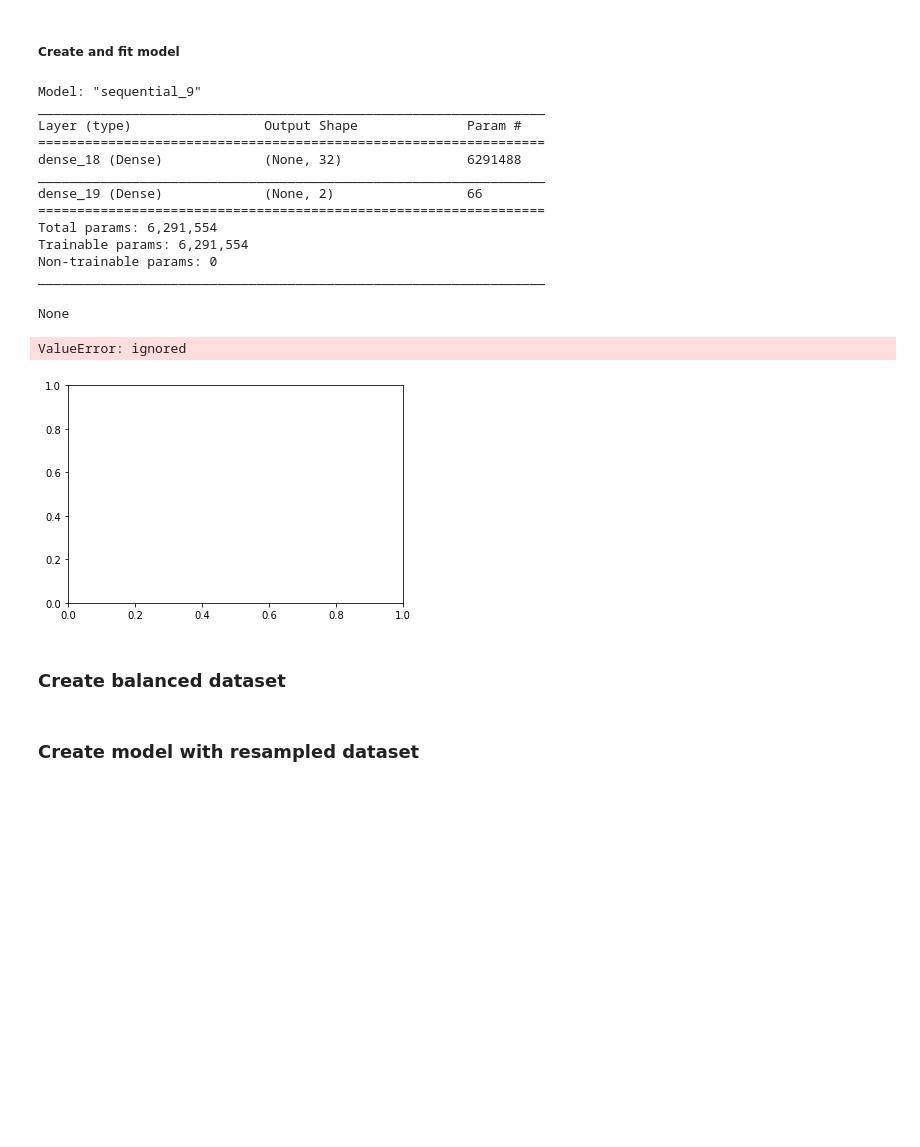
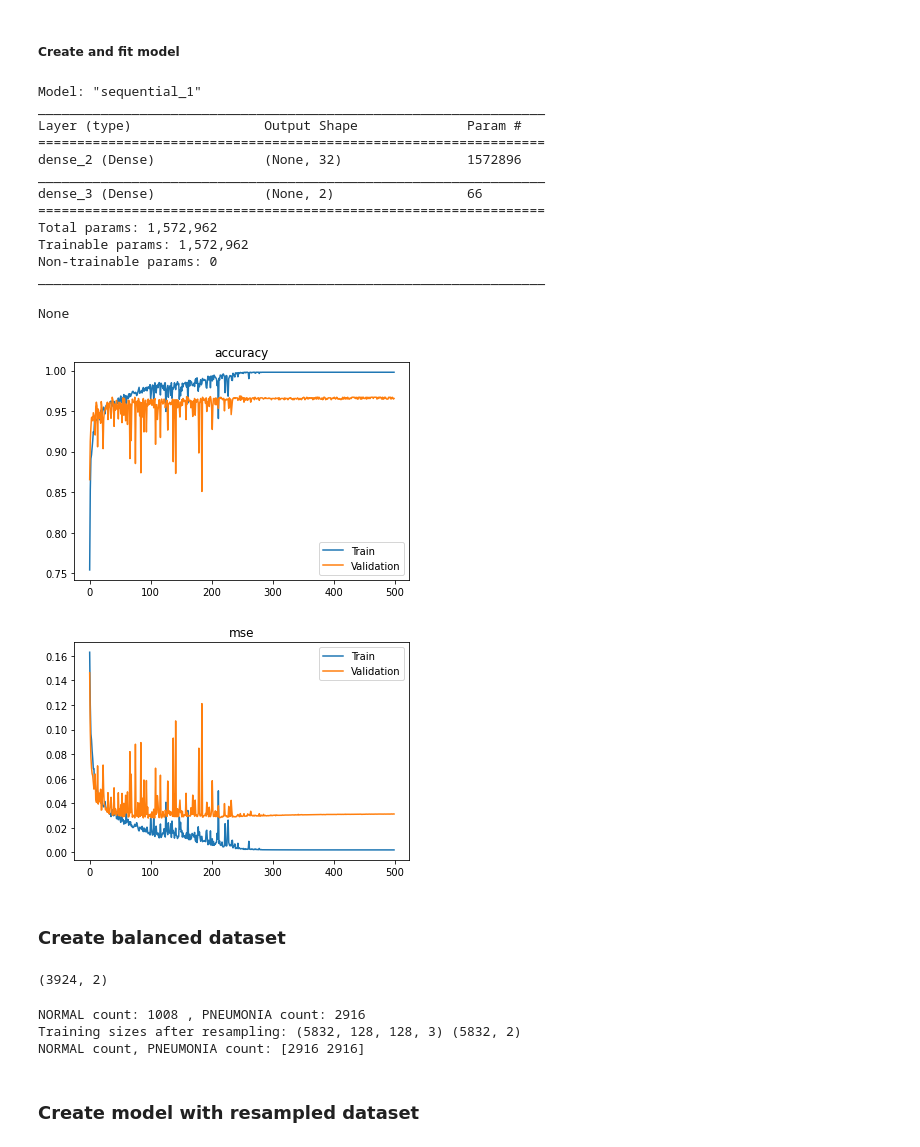
Before and after one commit to sethnlewis/X-Ray-Image-Classification, a Jupyter notebook: notebooks/EDA.ipynb, the cells around one changed output. Cells and saved outputs as stored; diff of their text form; code cells hidden in the pictures; blank space fills up the shorter version.

```diff
--- a/notebooks/EDA.ipynb
+++ b/notebooks/EDA.ipynb
@@ -116,9 +157,12 @@ _________________________________________________________________
 path = COLAB_PATH_TRAIN
 BATCH_SIZE = 32
 data_tf = tf.keras.preprocessing.image_dataset_from_directory(path,
-                                                image_size=(256, 256), # WORKS UP TO 256
+                                                image_size=(128, 128), # Can work up to 256
                                                 batch_size=BATCH_SIZE,
+                                                class_names=['NORMAL', 'PNEUMONIA'],
                                                 seed=RANDOM_STATE)
+
+print('CLASS NAMES:', data_tf.class_names, 'CORRESPOND TO [0,1]')
 
 for i, item in enumerate(data_tf.as_numpy_iterator()):
     if i == 0:
@@ -135,7 +179,7 @@ images /= 256
 labels_inverted = np.array([0 if i == 1 else 1 for i in labels])
 labels = np.concatenate([labels_inverted.reshape(-1,1), labels.reshape(-1,1)], axis=1)
 
-data_tf = None # clear RAM
+#data_tf = None # clear RAM
 print('Data shape:', images.shape)
 print('Label shape:', labels.shape)
 # %% [output]
@@ -233,52 +277,40 @@ early_stopping = [EarlyStopping(monitor='val_loss', patience=10),
 # %% [markdown]
 ##### Create and fit model
 # %%
-EPOCHS = 200
 x, shape = make_flat(images)
 
 model = Sequential()
 model.add(Dense(32, activation='relu', input_shape = shape))
 model.add(Dense(2, activation='softmax'))
 model.compile(optimizer='SGD', loss='categorical_crossentropy', metrics=['accuracy', 'mse'])
 
 
 history = model.fit(x=x, y=labels,
-                    callbacks = early_stopping,
-                    epochs=EPOCHS,
+                    #callbacks = early_stopping,
+                    epochs=500,
                     validation_split=0.25,
                     verbose=0)
 
 best_model = keras.models.load_model('best_model.h5')
 display(best_model.summary())
 
 plot_results(history.history, ['accuracy', 'mse'])
-
-# plt.plot(range(EPOCHS), history.history['mse'], label='Train')
-# plt.plot(range(EPOCHS), history.history['val_mse'], label='Validation')
-# plt.title('MSE')
-# plt.legend();
-
-# plt.figure()
-# plt.plot(range(EPOCHS), history.history['accuracy'], label='Train')
-# plt.plot(range(EPOCHS), history.history['val_accuracy'], label='Validation')
-# plt.title('Accuracy')
-# plt.legend();
 # %% [output]
-Model: "sequential_9"
+Model: "sequential_1"
 _________________________________________________________________
 Layer (type)                 Output Shape              Param #
 =================================================================
-dense_18 (Dense)             (None, 32)                6291488
+dense_2 (Dense)              (None, 32)                1572896
 _________________________________________________________________
-dense_19 (Dense)             (None, 2)                 66
+dense_3 (Dense)              (None, 2)                 66
 =================================================================
-Total params: 6,291,554
-Trainable params: 6,291,554
+Total params: 1,572,962
+Trainable params: 1,572,962
 Non-trainable params: 0
 _________________________________________________________________
 None
-ValueError: ignored
-[figure, old version]
+[figure, new version]
+[figure, added]
 # %% [markdown]
 ### Create balanced dataset
 # %%
@@ -289,10 +321,11 @@ images = None # clear memory
 # %%
-x_train.shape
+y_train.shape
+# %% [output]
+(3924, 2)
 # %%
 # Oversample the minority class:
 # https://www.tensorflow.org/tutorials/structured_data/imbalanced_data#oversample_the_minority_class
 np.random.seed(RANDOM_STATE)
-
 
 ind_neg = y_train[:, 0]==1
 ind_pos = y_train[:, 0]==0
@@ -314,8 +347,12 @@ print('Training sizes after resampling:', x_train_balanced.shape, y_train_balanc
 print('NORMAL count, PNEUMONIA count:', y_train_balanced.sum(axis=0))
 
 # clear memory
-x_train = None
-y_train = None
+# x_train = None
+# y_train = None
+# %% [output]
+NORMAL count: 1008 , PNEUMONIA count: 2916
+Training sizes after resampling: (5832, 128, 128, 3) (5832, 2)
+NORMAL count, PNEUMONIA count: [2916 2916]
 # %% [markdown]
 ### Create model with resampled dataset
 # %%
```
Also changed, not shown: parts of 14 cells of this notebook.
